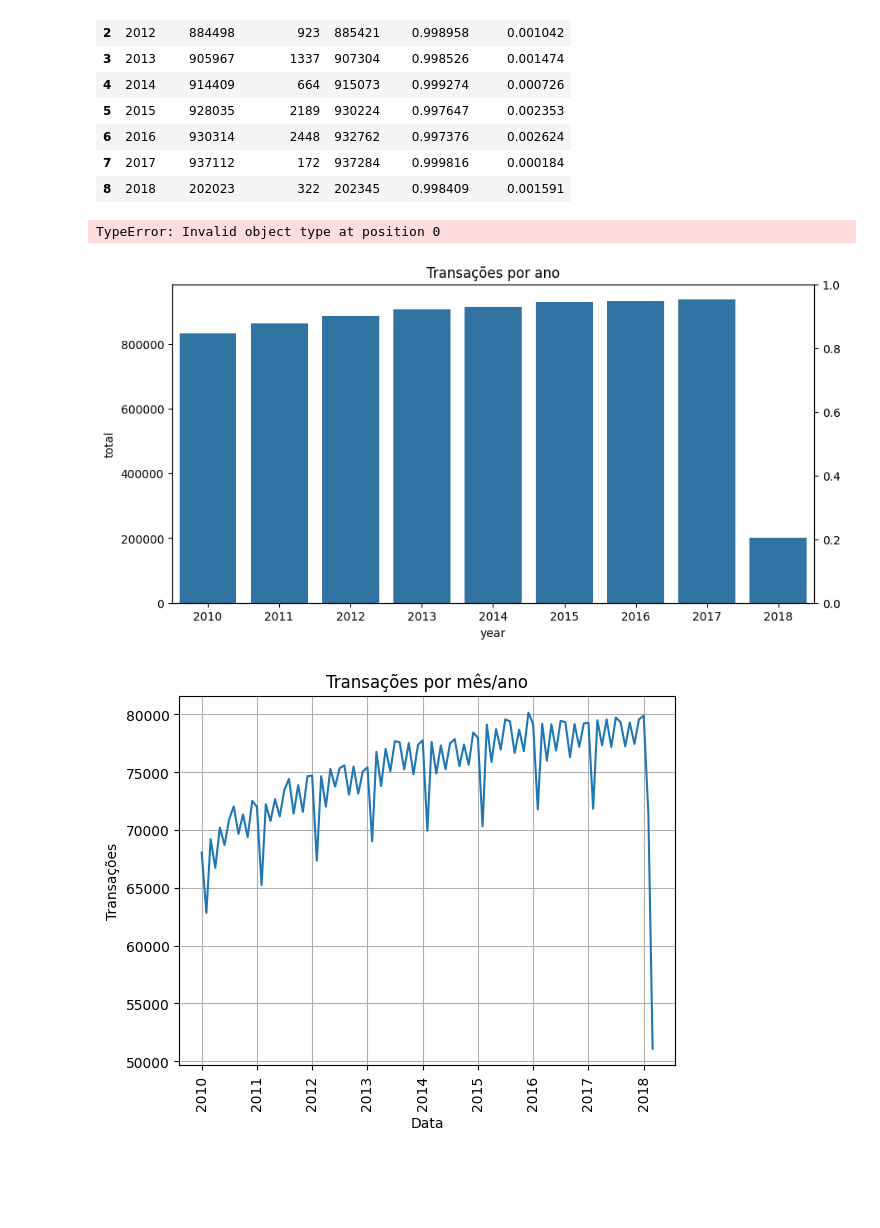
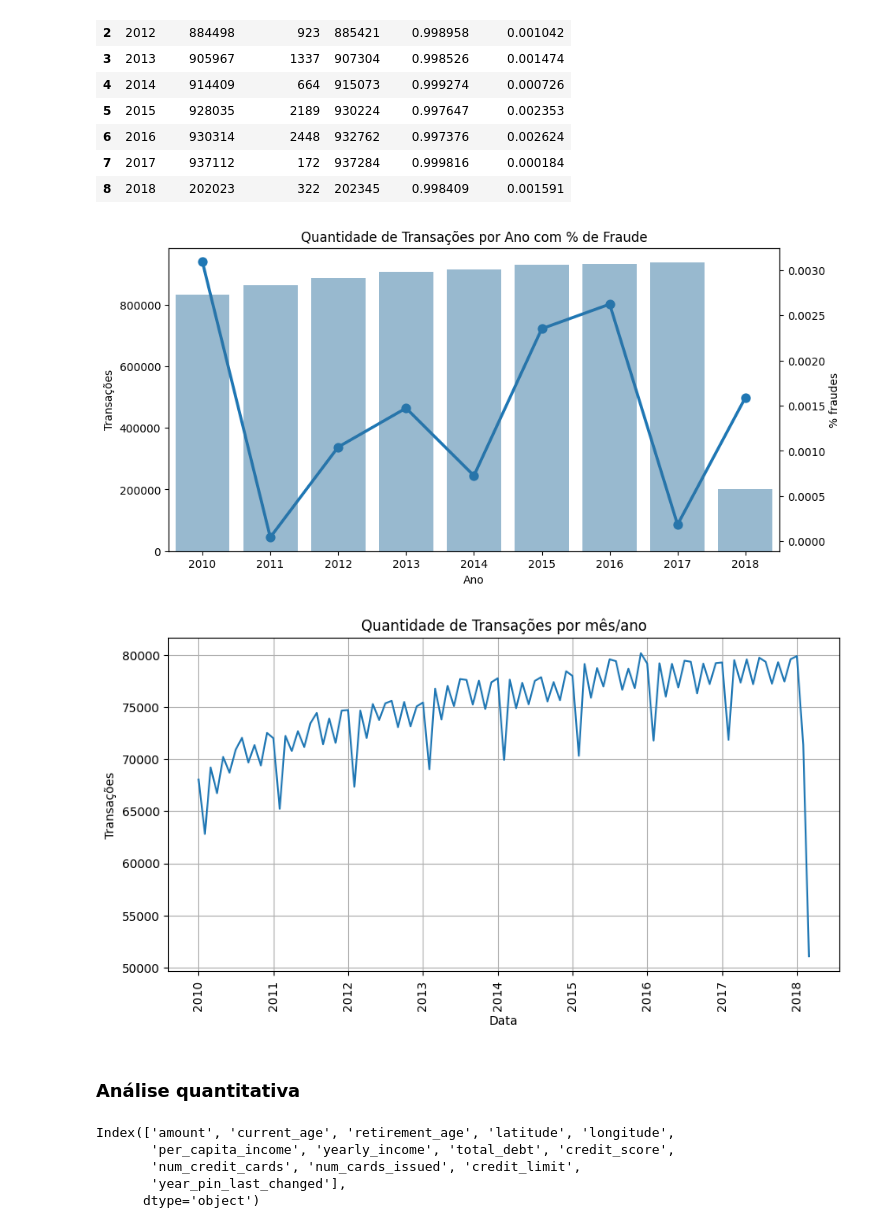
Before and after one commit to Angelicogfa/tcc_mba_datascience_analytics_usp_esalq, a Jupyter notebook: 02-analise_exploratoria.ipynb, the cells around one changed output. Drawn from its saved outputs; the diff is of its cells as text; code cells hidden in the pictures; blank space fills up the shorter version.

```diff
--- a/02-analise_exploratoria.ipynb
+++ b/02-analise_exploratoria.ipynb
@@ -69,5 +69,7 @@ df['merchant_id'] = df['merchant_id'].astype(str)
 df['zip'] = df['zip'].astype(str)
 df['card_number'] = df['card_number'].astype(str)
 df['cvv'] = df['cvv'].astype(str)
+df['birth_year'] = df['birth_year'].astype(str)
+df['birth_month'] = df['birth_month'].astype(str)
 # %% [markdown]
 ## Análise dos dados
@@ -74,7 +108,7 @@ df['cvv'] = df['cvv'].astype(str)
 # %%
 df_time = pd.DataFrame()
 df_time['year'] = df['date'].dt.to_period('Y')
-df_time['year_month'] = df['date'].dt.to_period('M')
+df_time['year_month'] = df['date'].dt.to_period('M').dt.to_timestamp(how='start')
 df_time['target'] = df['target']
 df_time.head()
 # %% [output]
@@ -87,10 +121,10 @@ df_time.head()
 # %%
-df_time = pd.pivot_table(df_time, index='year', columns='target', aggfunc='count').reset_index()
-df_time.columns = ['year', 'target_no', 'target_yes']
-df_time['total'] = df_time['target_no'] + df_time['target_yes']
-df_time['percent_no'] = df_time['target_no'] / df_time['total']
-df_time['percent_yes'] = df_time['target_yes'] / df_time['total']
-df_time
+df_time_year = pd.pivot_table(df_time, index='year', columns='target', aggfunc='count').reset_index()
+df_time_year.columns = ['year', 'target_no', 'target_yes']
+df_time_year['total'] = df_time_year['target_no'] + df_time_year['target_yes']
+df_time_year['percent_no'] = df_time_year['target_no'] / df_time_year['total']
+df_time_year['percent_yes'] = df_time_year['target_yes'] / df_time_year['total']
+df_time_year
 # %% [output]
 |  | year | target_no | target_yes | total | percent_no | percent_yes |
 | 0 | 2010 | 828956 | 2573 | 831529 | 0.996906 | 0.003094 |
@@ -107,24 +139,42 @@ sns.lineplot?
 # %%
 fig, ax1 = plt.subplots(figsize=(10, 5))
-plt.title('Transações por ano')
-sns.barplot(df_time, x='year', y='total', ax=ax1)
+plt.title('Quantidade de Transações por Ano com % de Fraude')
+sns.barplot(data=df_time_year, x='year', y='total', alpha=0.5, ax=ax1)
+ax1.set_ylabel('Transações')
+ax1.set_xlabel('Ano')
+ax1.tick_params(axis='y')
+
 ax2 = ax1.twinx()
-sns.lineplot(df_time, x='year', y='percent_yes', ax=ax2)
-ax2.set_ylabel('Fraudes')
+sns.pointplot(data=df_time_year, y='percent_yes', x='year', ax=ax2)
+
+ax2.set_ylabel('% fraudes')
 
 ax1.set_zorder(2)
 ax1.patch.set_visible(False)
+
 plt.show()
+
+del df_time_year
 # %% [output]
-TypeError: Invalid object type at position 0
-[figure, old version]
+[figure, new version]
 # %%
-plt.title('Transações por mês/ano')
-sns.lineplot(df['year_month'].value_counts().reset_index().sort_values('year_month', ascending=False).reset_index(drop=True), x='year_month', y='count')
+fig, ax1 = plt.subplots(figsize=(10, 5))
+plt.title('Quantidade de Transações por mês/ano')
+sns.lineplot(df_time['year_month'].value_counts().reset_index().sort_values('year_month', ascending=False).reset_index(drop=True), x='year_month', y='count', ax=ax1)
 plt.xlabel('Data')
 plt.ylabel('Transações')
 plt.xticks(rotation=90)
 plt.grid(True)
 plt.show()
 # %% [output]
-[figure, old version]
+[figure, new version]
+# %% [markdown]
+### Análise quantitativa
+# %%
+df.select_dtypes(include=['float64', 'int64']).columns
+# %% [output]
+Index(['amount', 'current_age', 'retirement_age', 'latitude', 'longitude',
+       'per_capita_income', 'yearly_income', 'total_debt', 'credit_score',
+       'num_credit_cards', 'num_cards_issued', 'credit_limit',
+       'year_pin_last_changed'],
+      dtype='object')
```
Also changed, not shown: parts of 6 cells of this notebook.
